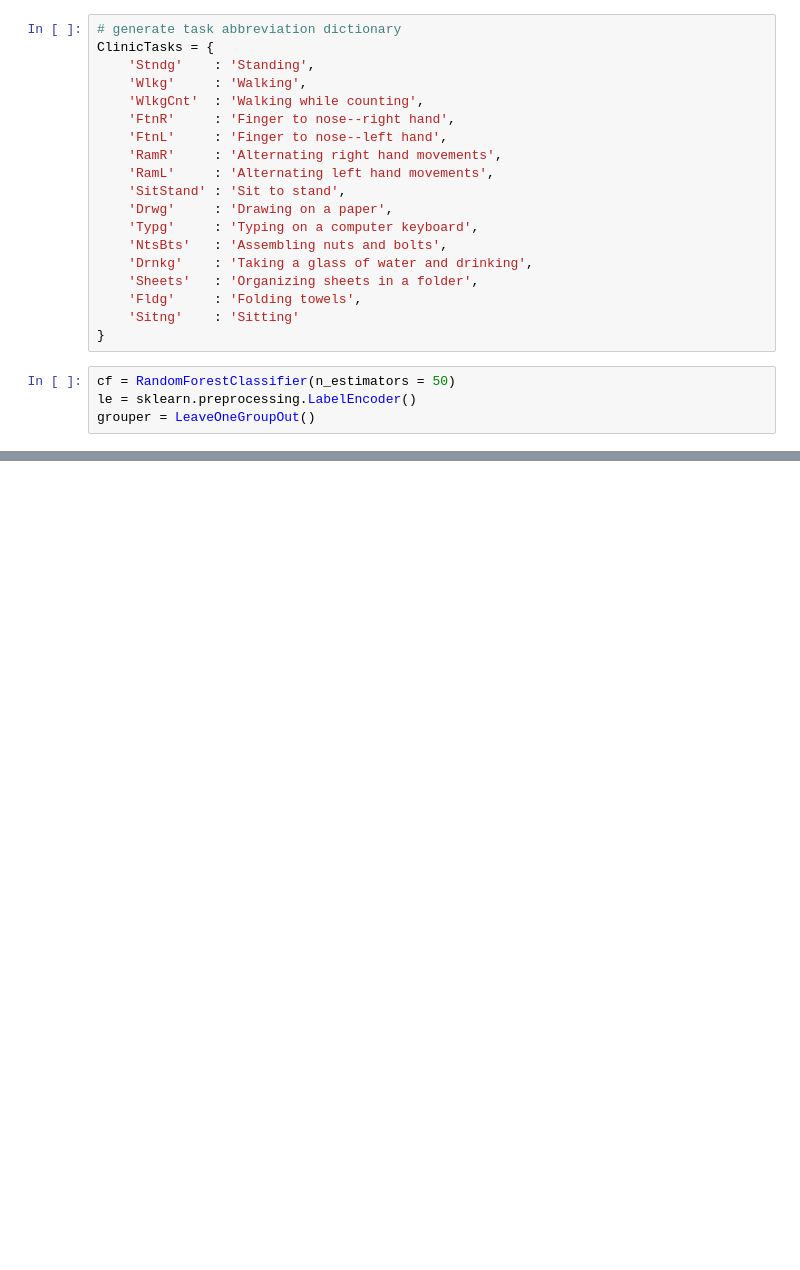
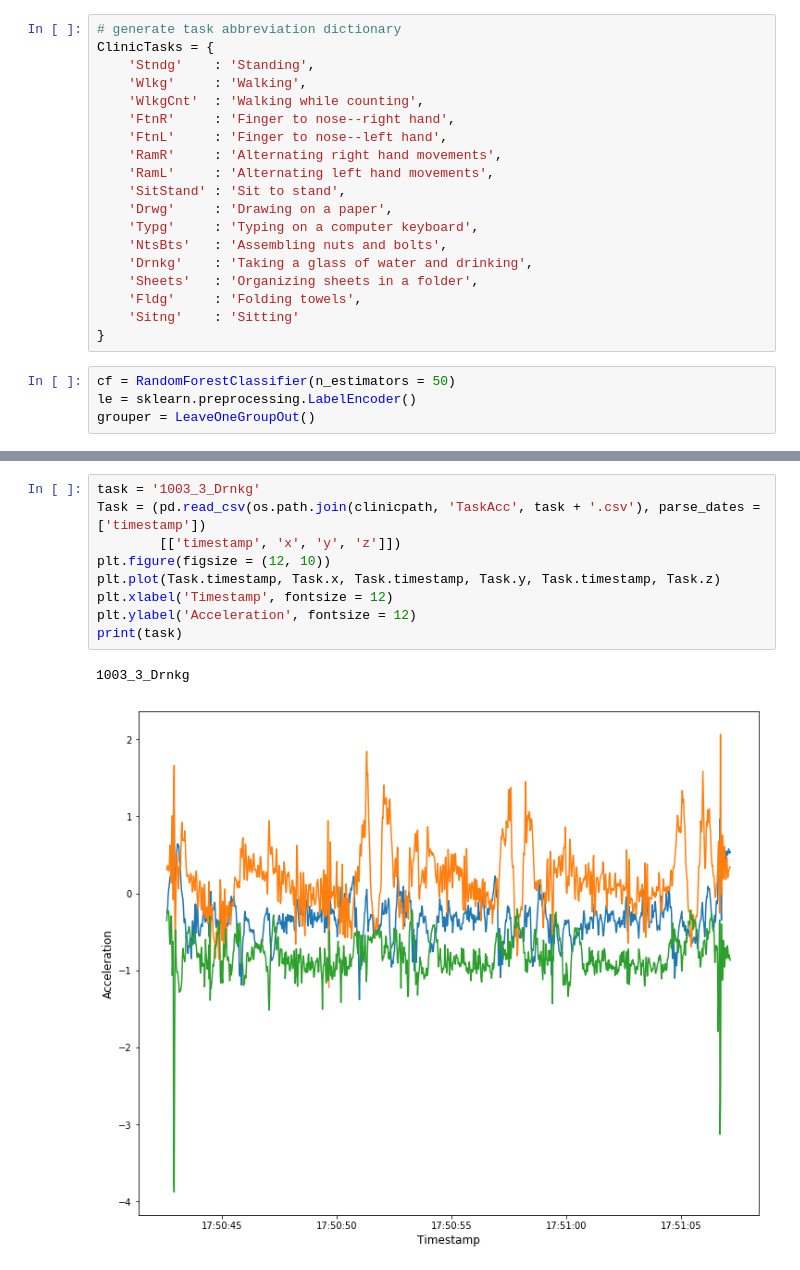
Before and after one commit to nshawen/CIS_PD, a Jupyter notebook: WatchDataRFModel.ipynb, the cells around one changed output, grey strips where cells are left out. Cells and saved outputs as stored; diff of their text form; blank space fills up the shorter version.

```diff
--- a/WatchDataRFModel.ipynb
+++ b/WatchDataRFModel.ipynb
@@ -293,0 +336,12 @@ Label Groups:
+# %%
+task = '1003_3_Drnkg'
+Task = (pd.read_csv(os.path.join(clinicpath, 'TaskAcc', task + '.csv'), parse_dates = ['timestamp'])
+        [['timestamp', 'x', 'y', 'z']])
+plt.figure(figsize = (12, 10))
+plt.plot(Task.timestamp, Task.x, Task.timestamp, Task.y, Task.timestamp, Task.z)
+plt.xlabel('Timestamp', fontsize = 12)
+plt.ylabel('Acceleration', fontsize = 12)
+print(task)
+# %% [output]
+1003_3_Drnkg
+[figure, added]
```
Also changed, not shown: parts of 7 cells of this notebook.
